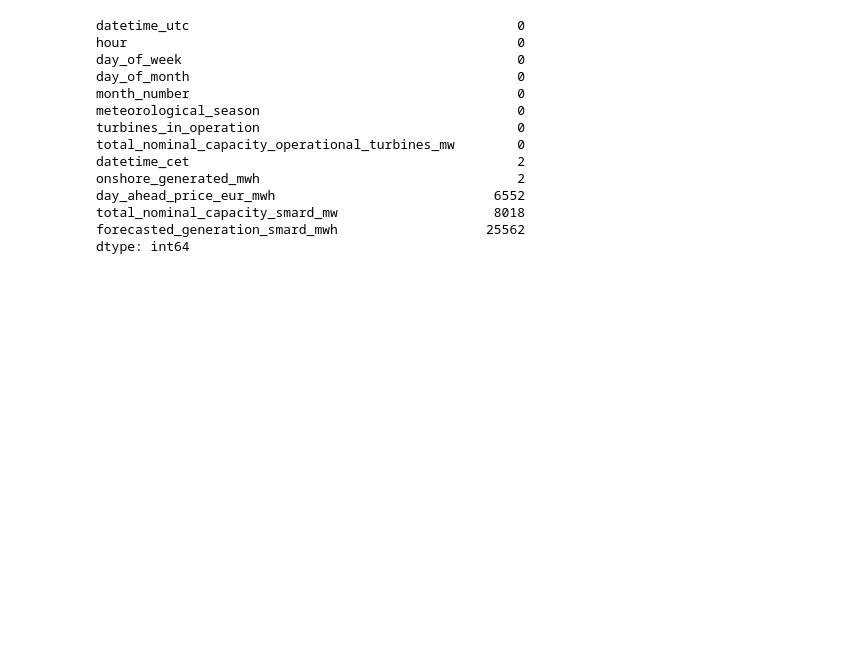
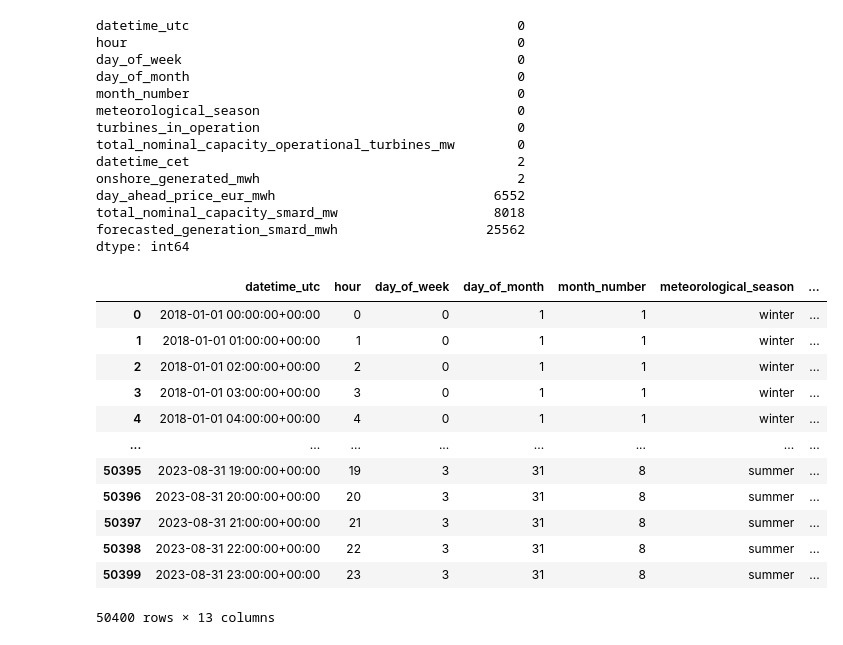
Before and after one commit to meteoviz/wind_power_forecasting_germany, a Jupyter notebook: notebooks/ML_dataframe.ipynb, the cells around one changed output. Cells and saved outputs as stored; diff of their text form; code cells hidden in the pictures; blank space fills up the shorter version.

```diff
--- a/notebooks/ML_dataframe.ipynb
+++ b/notebooks/ML_dataframe.ipynb
@@ -645,0 +661,3 @@ memory usage: 4.9 MB
+# %%
+df_main = pd.read_pickle(data_push_path / 'df_main.pkl')
+df_main.info()
@@ -704,3 +738,19 @@ day_ahead_price_eur_mwh                            6552
 total_nominal_capacity_smard_mw                    8018
 forecasted_generation_smard_mwh                   25562
 dtype: int64
+# %%
+df_main
+# %% [output]
+|  | datetime_utc | hour | day_of_week | day_of_month | month_number | meteorological_season | ... |
+| 0 | 2018-01-01 00:00:00+00:00 | 0 | 0 | 1 | 1 | winter | ... |
+| 1 | 2018-01-01 01:00:00+00:00 | 1 | 0 | 1 | 1 | winter | ... |
+| 2 | 2018-01-01 02:00:00+00:00 | 2 | 0 | 1 | 1 | winter | ... |
+| 3 | 2018-01-01 03:00:00+00:00 | 3 | 0 | 1 | 1 | winter | ... |
+| 4 | 2018-01-01 04:00:00+00:00 | 4 | 0 | 1 | 1 | winter | ... |
+| ... | ... | ... | ... | ... | ... | ... | ... |
+| 50395 | 2023-08-31 19:00:00+00:00 | 19 | 3 | 31 | 8 | summer | ... |
+| 50396 | 2023-08-31 20:00:00+00:00 | 20 | 3 | 31 | 8 | summer | ... |
+| 50397 | 2023-08-31 21:00:00+00:00 | 21 | 3 | 31 | 8 | summer | ... |
+| 50398 | 2023-08-31 22:00:00+00:00 | 22 | 3 | 31 | 8 | summer | ... |
+| 50399 | 2023-08-31 23:00:00+00:00 | 23 | 3 | 31 | 8 | summer | ... |
+50400 rows × 13 columns
```
Also changed, not shown: parts of 16 cells of this notebook, 1 other file.
